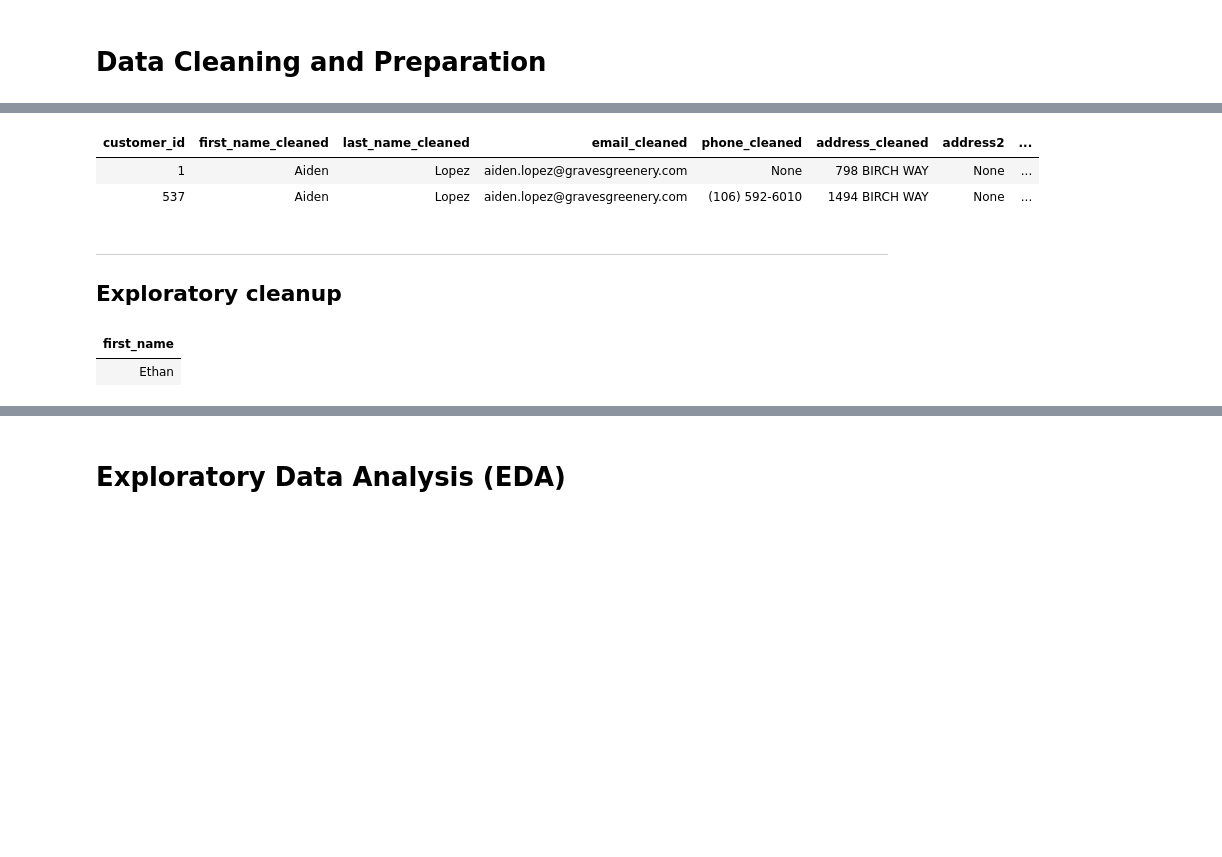
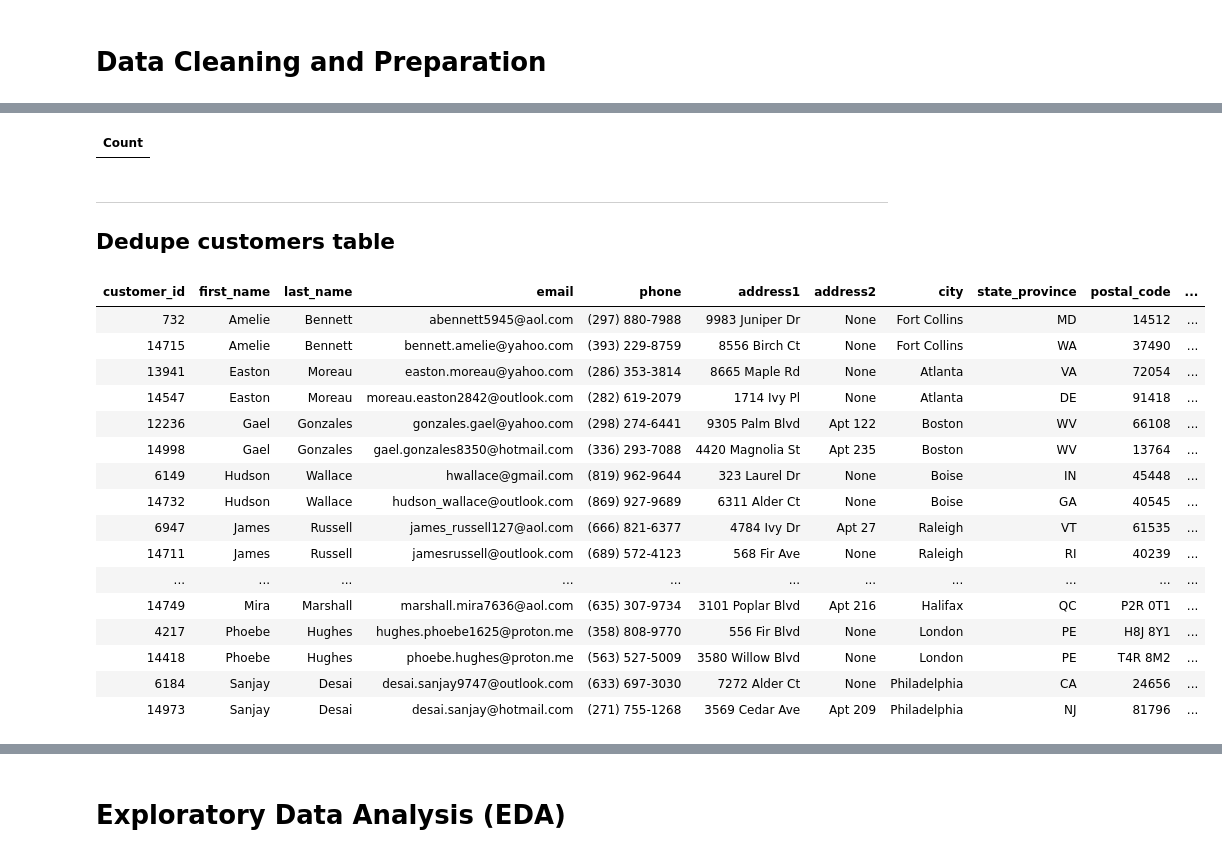
Before and after one commit to danielsgraves/Graves_Greenery_Analysis, a Jupyter notebook: notebook/Graves_Greenery.ipynb, the cells around one changed output, grey strips where cells are left out. Saved outputs shown, nothing was run; the diff lists cells and outputs as text; code cells hidden in the pictures; blank space fills up the shorter version.

```diff
--- a/notebook/Graves_Greenery.ipynb
+++ b/notebook/Graves_Greenery.ipynb
@@ -143,22 +150,22 @@ Clean & trim columns from dim_customers table
 ---
 # %%
 %%sql
-WITH dim_customers_cleaned AS(
-      SELECT
+CREATE OR REPLACE VIEW dim_customers_cleaned AS
+SELECT
                 customer_id
-              , CONCAT(UPPER(LEFT(TRIM(first_name),1)), LOWER(SUBSTRING(TRIM(first_name), 2))) AS first_name_cleaned -- Normalized first name
-              , CONCAT(UPPER(LEFT(TRIM(last_name),1)), LOWER(SUBSTRING(TRIM(last_name), 2))) AS last_name_cleaned -- Normalized first name
-              , TRIM(LOWER(email)) AS email_cleaned
+              , CONCAT(UPPER(LEFT(TRIM(first_name),1)), LOWER(SUBSTRING(TRIM(first_name), 2))) AS first_name -- Normalized first name
+              , CONCAT(UPPER(LEFT(TRIM(last_name),1)), LOWER(SUBSTRING(TRIM(last_name), 2))) AS last_name -- Normalized first name
+              , TRIM(LOWER(email)) AS email
               , CASE        -- Removes all non-numeric characters, country code & formats phone column
                         WHEN LENGTH(regexp_replace(phone, '[^0-9]', '', 'g')) = 11 AND LEFT(regexp_replace(phone, '[^0-9]', '', 'g'), 1) = '1'
                         THEN regexp_replace(SUBSTRING(regexp_replace(phone, '[^0-9]', '', 'g'), 2), '(\d{3})(\d{3})(\d{4})', '(\1) \2-\3')
                         WHEN LENGTH(regexp_replace(phone, '[^0-9]', '', 'g')) = 10
                         THEN regexp_replace(regexp_replace(phone, '[^0-9]', '', 'g'), '(\d{3})(\d{3})(\d{4})', '(\1) \2-\3')
                         ELSE regexp_replace(phone, '[^0-9]', '', 'g')
-                END AS phone_cleaned
-              , TRIM(UPPER(address1)) AS address_cleaned
+                END AS phone
+              , TRIM(UPPER(address1)) AS address1
               , address2
-              , CONCAT(UPPER(LEFT(TRIM(city),1)), LOWER(SUBSTRING(TRIM(city), 2))) AS city_cleaned -- Normalized city
+              , CONCAT(UPPER(LEFT(TRIM(city),1)), LOWER(SUBSTRING(TRIM(city), 2))) AS city -- Normalized city
               , state_province
               , postal_code
               , country
@@ -167,27 +174,59 @@ WITH dim_customers_cleaned AS(
               , loyalty_tier
               , source_channel
 
-FROM            dim_customers)
-
-SELECT
-              *
-FROM          dim_customers_cleaned
-WHERE         first_name_cleaned = 'Aiden' AND last_name_cleaned = 'Lopez'
-LIMIT 2
+FROM
+                dim_customers
 # %% [output]
-| customer_id | first_name_cleaned | last_name_cleaned | email_cleaned | phone_cleaned | address_cleaned | address2 | ... |
-| 1 | Aiden | Lopez | aiden.lopez@gravesgreenery.com | None | 798 BIRCH WAY | None | ... |
-| 537 | Aiden | Lopez | aiden.lopez@gravesgreenery.com | (106) 592-6010 | 1494 BIRCH WAY | None | ... |
+| Count |
 # %% [markdown]
 ---
-Exploratory cleanup
+Dedupe customers table
 ---
 # %%
 %%sql
-SELECT DISTINCT
+WITH duplicates AS (SELECT DISTINCT
                     first_name
-FROM                dim_customers
-LIMIT 1
+                  , last_name
+                  , city
+                  , COUNT(*) AS duplicate_count
+FROM
+                    dim_customers
+GROUP BY
+                    first_name
+                  , last_name
+                  , city
+HAVING
+                    count(*) > 1
+)
+
+SELECT
+          dc.*
+FROM
+          dim_customers dc
+  JOIN
+          duplicates d ON
+              dc.first_name = d.first_name AND
+              dc.last_name = d.last_name AND
+              dc.city = d.city
+ORDER BY
+          dc.first_name
+        , dc.last_name
+        , dc.city
 # %% [output]
-| first_name |
-| Ethan |
+| customer_id | first_name | last_name | email | phone | address1 | address2 | city | state_province | postal_code | ... |
+| 732 | Amelie | Bennett | abennett5945@aol.com | (297) 880-7988 | 9983 Juniper Dr | None | Fort Collins | MD | 14512 | ... |
+| 14715 | Amelie | Bennett | bennett.amelie@yahoo.com | (393) 229-8759 | 8556 Birch Ct | None | Fort Collins | WA | 37490 | ... |
+| 13941 | Easton | Moreau | easton.moreau@yahoo.com | (286) 353-3814 | 8665 Maple Rd | None | Atlanta | VA | 72054 | ... |
+| 14547 | Easton | Moreau | moreau.easton2842@outlook.com | (282) 619-2079 | 1714 Ivy Pl | None | Atlanta | DE | 91418 | ... |
+| 12236 | Gael | Gonzales | gonzales.gael@yahoo.com | (298) 274-6441 | 9305 Palm Blvd | Apt 122 | Boston | WV | 66108 | ... |
+| 14998 | Gael | Gonzales | gael.gonzales8350@hotmail.com | (336) 293-7088 | 4420 Magnolia St | Apt 235 | Boston | WV | 13764 | ... |
+| 6149 | Hudson | Wallace | hwallace@gmail.com | (819) 962-9644 | 323 Laurel Dr | None | Boise | IN | 45448 | ... |
+| 14732 | Hudson | Wallace | hudson_wallace@outlook.com | (869) 927-9689 | 6311 Alder Ct | None | Boise | GA | 40545 | ... |
+| 6947 | James | Russell | james_russell127@aol.com | (666) 821-6377 | 4784 Ivy Dr | Apt 27 | Raleigh | VT | 61535 | ... |
+| 14711 | James | Russell | jamesrussell@outlook.com | (689) 572-4123 | 568 Fir Ave | None | Raleigh | RI | 40239 | ... |
+| ... | ... | ... | ... | ... | ... | ... | ... | ... | ... | ... |
+| 14749 | Mira | Marshall | marshall.mira7636@aol.com | (635) 307-9734 | 3101 Poplar Blvd | Apt 216 | Halifax | QC | P2R 0T1 | ... |
+| 4217 | Phoebe | Hughes | hughes.phoebe1625@proton.me | (358) 808-9770 | 556 Fir Blvd | None | London | PE | H8J 8Y1 | ... |
+| 14418 | Phoebe | Hughes | phoebe.hughes@proton.me | (563) 527-5009 | 3580 Willow Blvd | None | London | PE | T4R 8M2 | ... |
+| 6184 | Sanjay | Desai | desai.sanjay9747@outlook.com | (633) 697-3030 | 7272 Alder Ct | None | Philadelphia | CA | 24656 | ... |
+| 14973 | Sanjay | Desai | desai.sanjay@hotmail.com | (271) 755-1268 | 3569 Cedar Ave | Apt 209 | Philadelphia | NJ | 81796 | ... |
```
Also changed, not shown: parts of 10 cells of this notebook.
